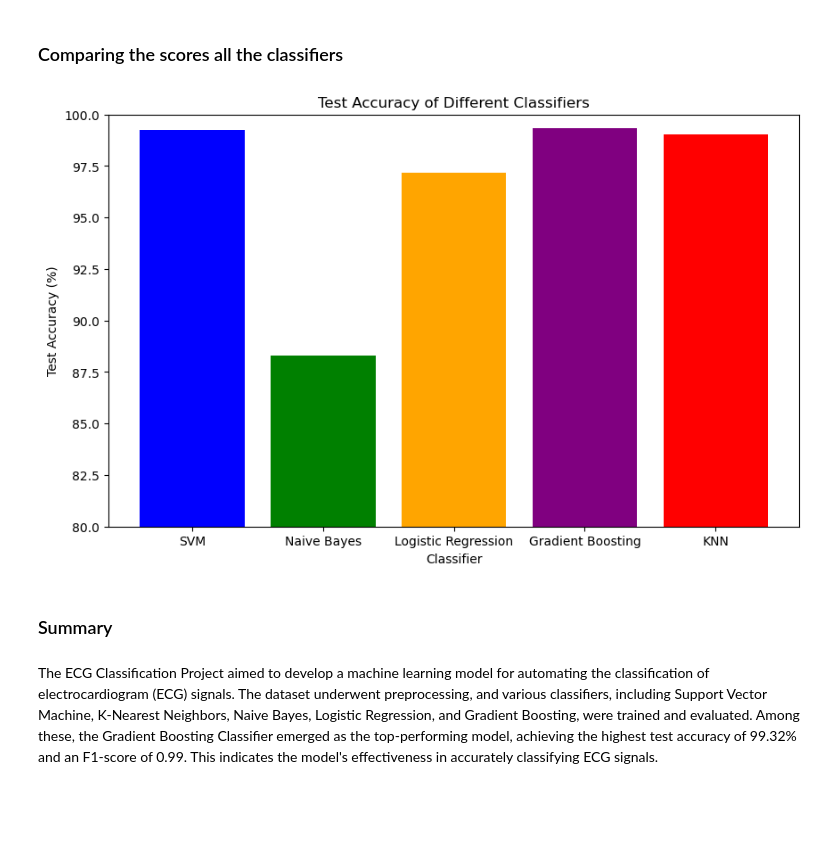
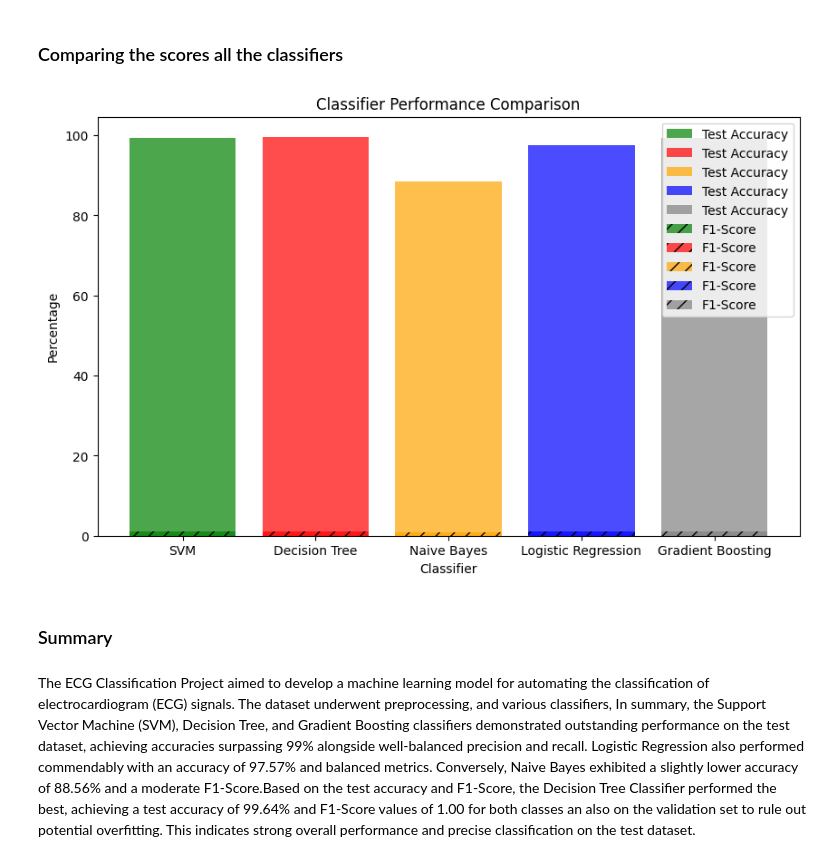
Before and after one commit to Ekeledirichukwu/ECG-ML-Classifier, a Jupyter notebook: EDA .ipynb, the cells around one changed output. Cells and saved outputs as stored; diff of their text form; code cells hidden in the pictures; blank space fills up the shorter version.

Commit message:
compared the algorithims and plotted the graphs

```diff
--- a/EDA .ipynb
+++ b/EDA .ipynb
@@ -576,26 +718,39 @@ In summary, the Gradient Boosting Classifier demonstrated excellent predictive c
 # %% [markdown]
 ### Comparing the scores all the classifiers
-# %%
-# Create a dictionary with classifier names and their test accuracies, including KNN
-data = {
-    'Classifier': ['SVM', 'Naive Bayes', 'Logistic Regression', 'Gradient Boosting', 'KNN'],
-    'Test Accuracy': [99.27, 88.32, 97.18, 99.32, 99.04]
-}
-
-# Create a DataFrame from the dictionary
-df = pd.DataFrame(data)
-
-# Plot a bar graph
-plt.figure(figsize=(10, 6))
-plt.bar(df['Classifier'], df['Test Accuracy'], color=['blue', 'green', 'orange', 'purple', 'red'])
-plt.ylim(80, 100)  # Set the y-axis limits for better visualization
-plt.title('Test Accuracy of Different Classifiers')
-plt.xlabel('Classifier')
-plt.ylabel('Test Accuracy (%)')
-plt.show()
-# %% [output]
-[figure, removed]
+# %%
+import pandas as pd
+import matplotlib.pyplot as plt
+
+# Test results data
+data = {
+    'Classifier': ['SVM', 'Decision Tree', 'Naive Bayes', 'Logistic Regression', 'Gradient Boosting'],
+    'Test Accuracy': [99.32, 99.64, 88.56, 97.57, 99.32],
+    'F1-Score': [0.99, 1.00, 0.89, 0.98, 0.99]
+}
+
+# Create a DataFrame
+results_df = pd.DataFrame(data)
+
+# Define colors for each bar
+colors = ['green', 'red', 'orange', 'blue', 'grey']
+
+# Plot the results
+plt.figure(figsize=(10, 6))
+
+for i, classifier in enumerate(results_df['Classifier']):
+    plt.bar(classifier, results_df['Test Accuracy'][i], label='Test Accuracy', alpha=0.7, color=colors[i])
+
+for i, classifier in enumerate(results_df['Classifier']):
+    plt.bar(classifier, results_df['F1-Score'][i], label='F1-Score', alpha=0.7, color=colors[i], hatch='//')
+
+plt.title('Classifier Performance Comparison')
+plt.xlabel('Classifier')
+plt.ylabel('Percentage')
+plt.legend()
+plt.show()
+# %% [output]
+[figure, added]
 # %% [markdown]
 ### Summary
-# %% [markdown]
-The ECG Classification Project aimed to develop a machine learning model for automating the classification of electrocardiogram (ECG) signals. The dataset underwent preprocessing, and various classifiers, including Support Vector Machine, K-Nearest Neighbors, Naive Bayes, Logistic Regression, and Gradient Boosting, were trained and evaluated. Among these, the Gradient Boosting Classifier emerged as the top-performing model, achieving the highest test accuracy of 99.32% and an F1-score of 0.99. This indicates the model's effectiveness in accurately classifying ECG signals.
+# %% [markdown]
+The ECG Classification Project aimed to develop a machine learning model for automating the classification of electrocardiogram (ECG) signals. The dataset underwent preprocessing, and various classifiers, In summary, the Support Vector Machine (SVM), Decision Tree, and Gradient Boosting classifiers demonstrated outstanding performance on the test dataset, achieving accuracies surpassing 99% alongside well-balanced precision and recall. Logistic Regression also performed commendably with an accuracy of 97.57% and balanced metrics. Conversely, Naive Bayes exhibited a slightly lower accuracy of 88.56% and a moderate F1-Score.Based on the test accuracy and F1-Score, the Decision Tree Classifier performed the best, achieving a test accuracy of 99.64% and F1-Score values of 1.00 for both classes an also on the validation set to rule out potential overfitting. This indicates strong overall performance and precise classification on the test dataset.
```
Also changed, not shown: parts of 33 cells of this notebook.
